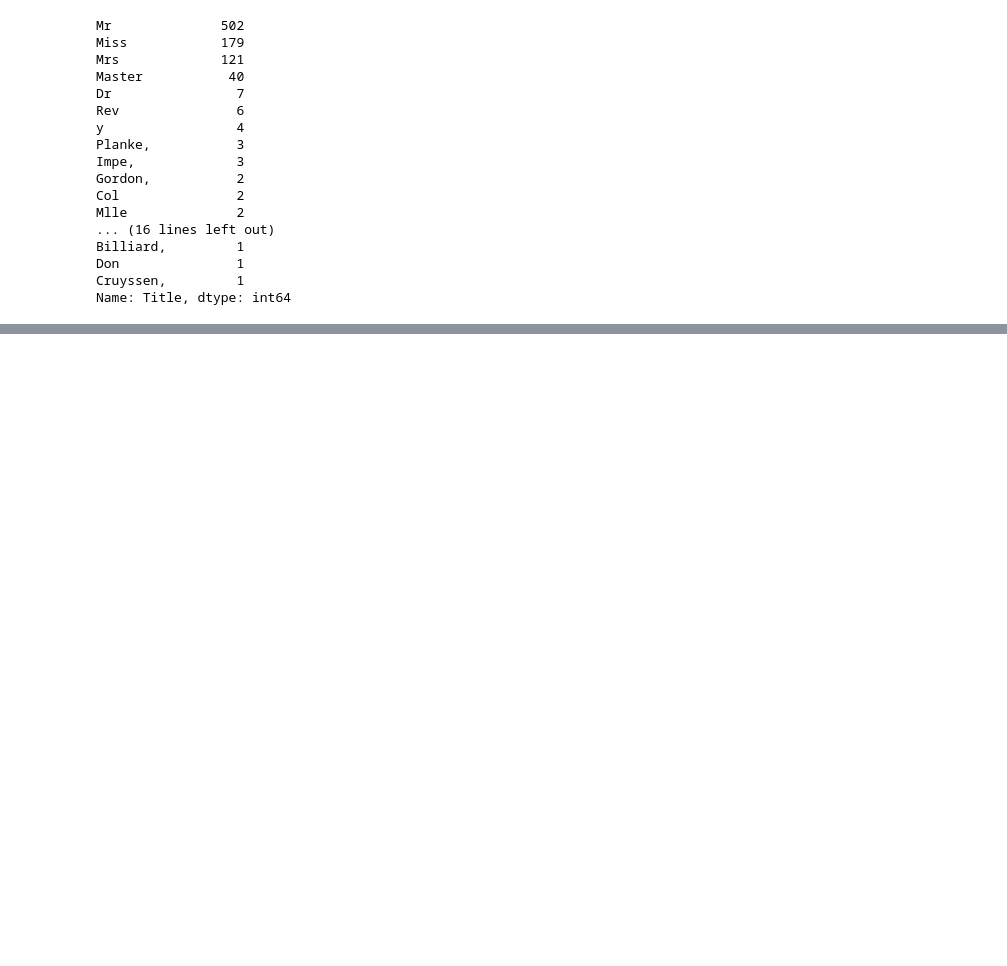
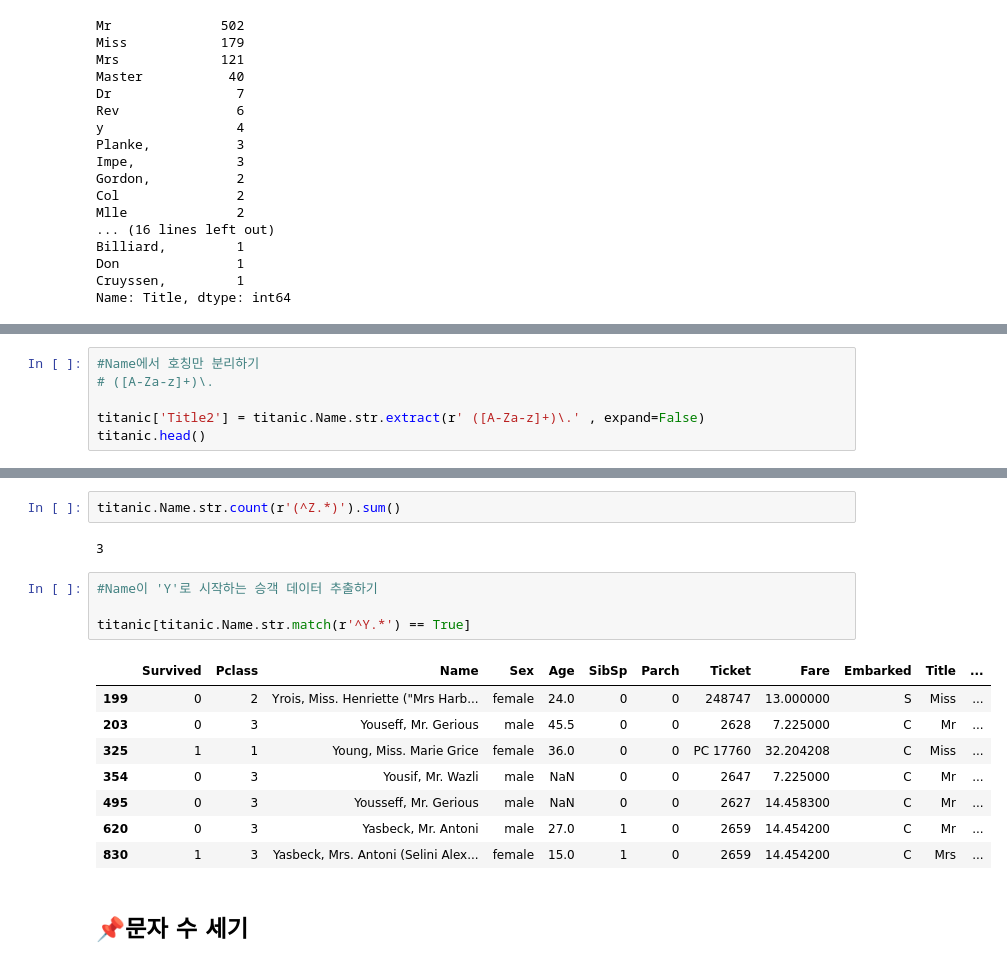
Before and after one commit to kimseryeong/data, a Jupyter notebook: data_analysis_by_kimyuji/Chap3.ipynb, the cells around one changed output, grey strips where cells are left out. Cells and saved outputs as stored; diff of their text form; blank space fills up the shorter version.

```diff
--- a/data_analysis_by_kimyuji/Chap3.ipynb
+++ b/data_analysis_by_kimyuji/Chap3.ipynb
@@ -1038,0 +1045,6 @@ Name: Title, dtype: int64
+# %%
+#Name에서 호칭만 분리하기
+# ([A-Za-z]+)\.
+
+titanic['Title2'] = titanic.Name.str.extract(r' ([A-Za-z]+)\.' , expand=False)
+titanic.head()
@@ -1038,0 +1067,19 @@ Name: Title, dtype: int64
+# %%
+titanic.Name.str.count(r'(^Z.*)').sum()
+# %% [output]
+3
+# %%
+#Name이 'Y'로 시작하는 승객 데이터 추출하기
+
+titanic[titanic.Name.str.match(r'^Y.*') == True]
+# %% [output]
+|  | Survived | Pclass | Name | Sex | Age | SibSp | Parch | Ticket | Fare | Embarked | Title | ... |
+| 199 | 0 | 2 | Yrois, Miss. Henriette ("Mrs Harb... | female | 24.0 | 0 | 0 | 248747 | 13.000000 | S | Miss | ... |
+| 203 | 0 | 3 | Youseff, Mr. Gerious | male | 45.5 | 0 | 0 | 2628 | 7.225000 | C | Mr | ... |
+| 325 | 1 | 1 | Young, Miss. Marie Grice | female | 36.0 | 0 | 0 | PC 17760 | 32.204208 | C | Miss | ... |
+| 354 | 0 | 3 | Yousif, Mr. Wazli | male | NaN | 0 | 0 | 2647 | 7.225000 | C | Mr | ... |
+| 495 | 0 | 3 | Yousseff, Mr. Gerious | male | NaN | 0 | 0 | 2627 | 14.458300 | C | Mr | ... |
+| 620 | 0 | 3 | Yasbeck, Mr. Antoni | male | 27.0 | 1 | 0 | 2659 | 14.454200 | C | Mr | ... |
+| 830 | 1 | 3 | Yasbeck, Mrs. Antoni (Selini Alex... | female | 15.0 | 1 | 0 | 2659 | 14.454200 | C | Mrs | ... |
+# %% [markdown]
+## 📌문자 수 세기
```
Also changed, not shown: parts of 74 cells of this notebook, 2 other files.
